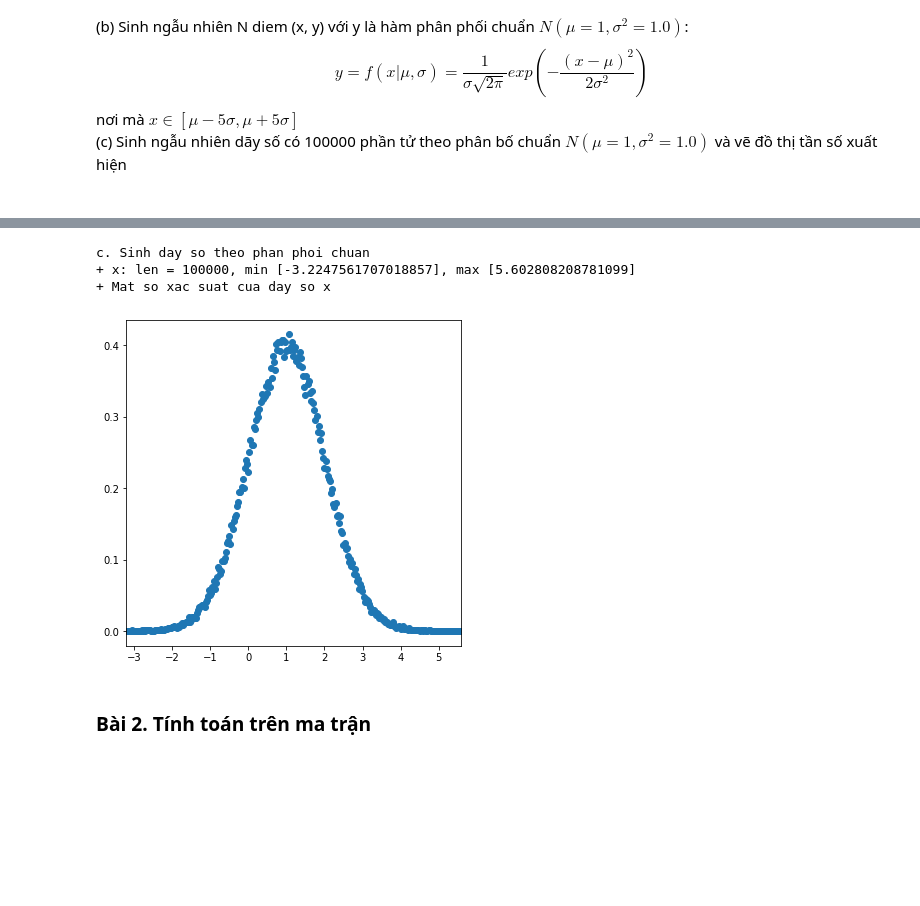
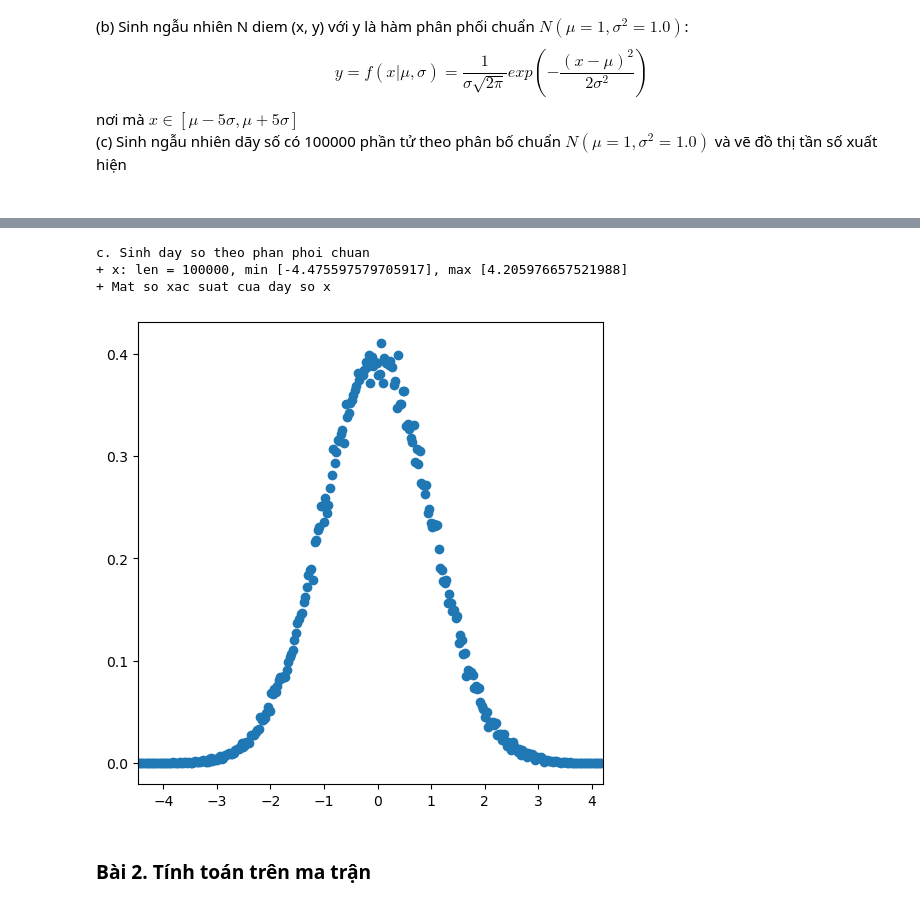
Before and after one commit to nguyenmaivy/sgu25_NguyenHoangMaiVy_3122410490, a Jupyter notebook: Lab2/04_exercise_02.ipynb, the cells around one changed output, grey strips where cells are left out. Cells and saved outputs as stored; diff of their text form; code cells hidden in the pictures; blank space fills up the shorter version.

```diff
--- a/Lab2/04_exercise_02.ipynb
+++ b/Lab2/04_exercise_02.ipynb
@@ -174,21 +206,25 @@ b. Sinh cặp (x, y) với y làm hàm phân phối chuẩn
 # %%
 """ CÁC BẠN LÀM BÀI Ở ĐÂY """
 # Sử dụng hàm np.random.randn() sinh phân phối chuẩn N(0,1) --> N(m,s^2) = m + N(0,1) * s
 # Sử dụng hàm np.histogram với density=True để thống kê số lần xuất hiện với số bins = 300 (do dãy số thực)
-# ...
+# ...đã làm
+m, s = 0, 1
+n = 100000
+x = m + np.random.randn(n) * s
+cnt, val = np.histogram(x, bins=300, density=True)
 
 print( "c. Sinh day so theo phan phoi chuan")
 print(f"+ x: len = {len(x)}, min [{np.min(x)}], max [{np.max(x)}]")
 print(f"+ Mat so xac suat cua day so x")
 plt.figure(figsize=(6,6))      # kich thuoc ban ve
 plt.xlim(np.min(val), np.max(val))
-plt.scatter(val, cnt)
+plt.scatter(val[:-1], cnt)
 plt.show()
 # %% [output]
 c. Sinh day so theo phan phoi chuan
-+ x: len = 100000, min [-3.2247561707018857], max [5.602808208781099]
++ x: len = 100000, min [-4.475597579705917], max [4.205976657521988]
 + Mat so xac suat cua day so x
-[figure, old version]
+[figure, new version]
 # %% [markdown]
 ### Bài 2. Tính toán trên ma trận
 # %% [markdown]
```
Also changed, not shown: parts of 16 cells of this notebook, 7 other files.
